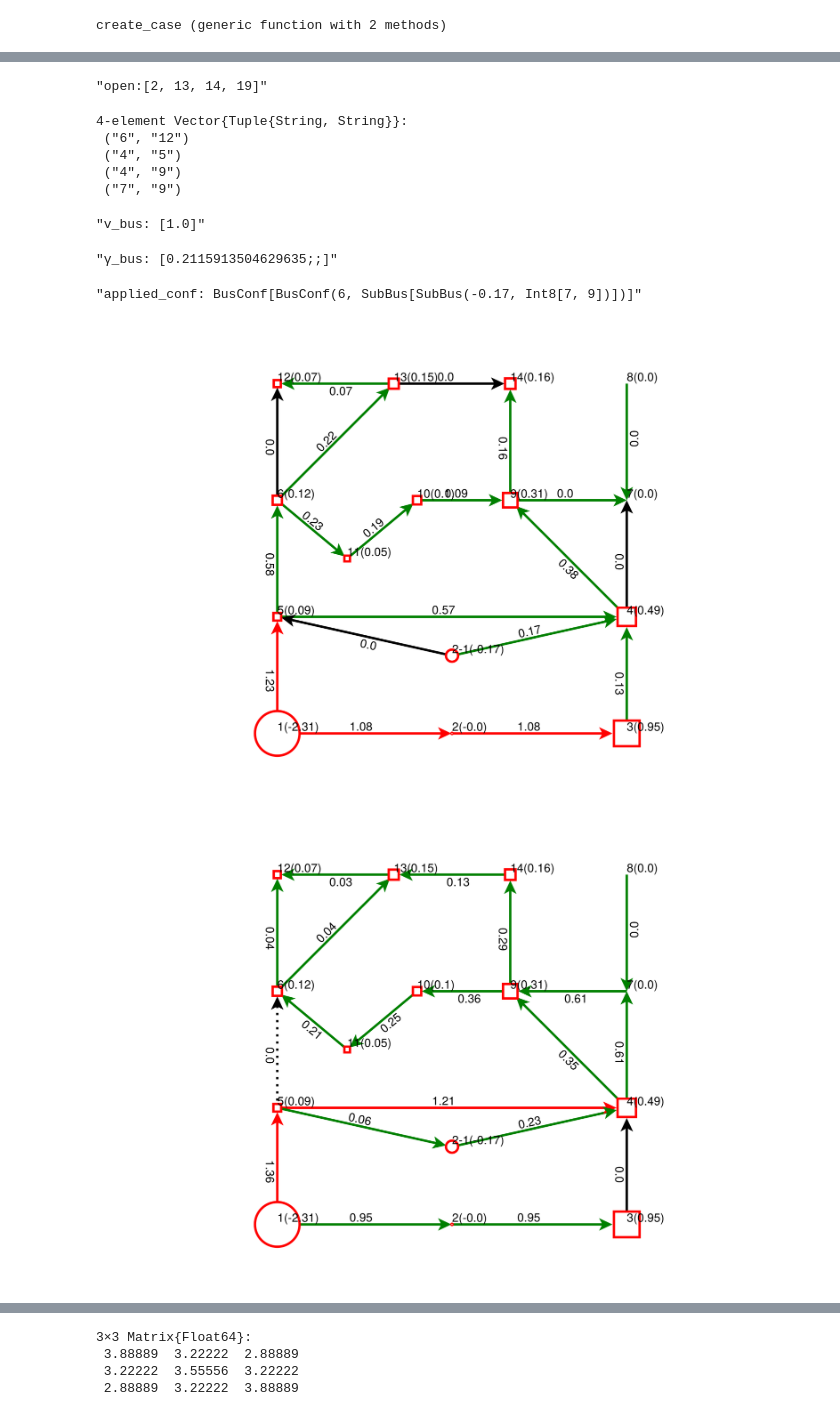
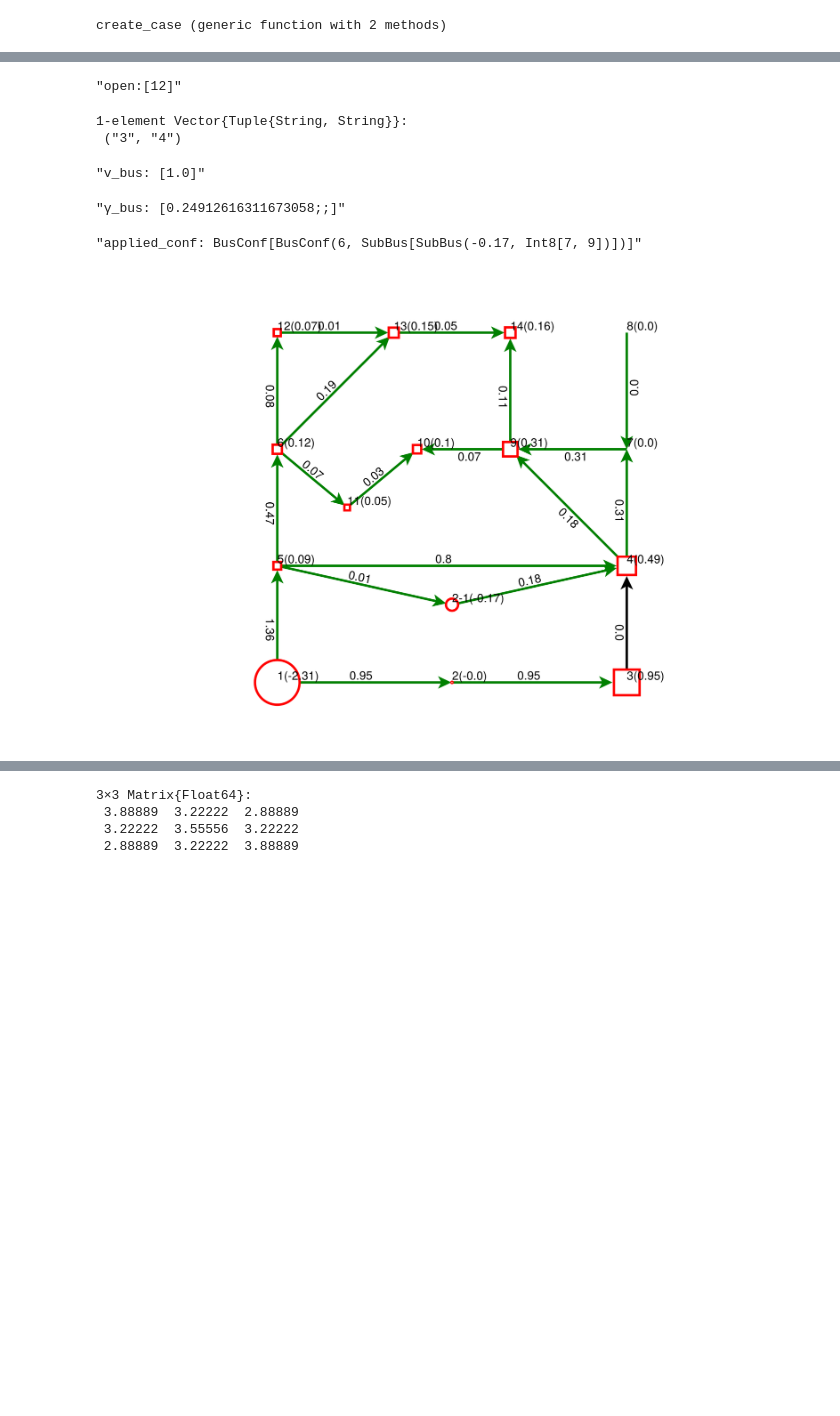
Before and after one commit to BenoitJeanson/topo_sandbox, a Jupyter notebook: Simons_approach.ipynb, the cells around one changed output, grey strips where cells are left out. Cells and saved outputs as stored; diff of their text form; code cells hidden in the pictures; blank space fills up the shorter version.

Commit message:
add_subBus in openings for drawing
Signed-off-by: BenoitJeanson <benoit.jeanson@rte-france.com>

```diff
--- a/Simons_approach.ipynb
+++ b/Simons_approach.ipynb
@@ -518,7 +581,7 @@ function flows_def!(model, big_M)
 
     for c in cases
         outage_phase = @expression(model, c == nb_cases ? 0 : β[c] .* [is_outage(c,e) for e in edge_ids])
-        line_opening_phase = @expression(model, allow_branch_openings ? γ_branch[c,:] : 0)
+        line_opening_phase = @expression(model, allow_branch_openings ? γ_branch[c,:] : zeros(1:ne(g)))
         bus_splitting_phase = @expression(model, isempty(bus_confs) ? 0
             : [sum(br in sb.branch_ids ? (A[br, bus_confs[k].bus] * γ_bus[c, k]) : 0
                     for k=1:nb_bus_confs for sb in bus_confs[k].subBuses) for br = 1:ne(g)])
@@ -534,7 +597,7 @@ function flows_def!(model, big_M)
         -(sum(flows[c, br] * A[br, bus] for br in sb.branch_ids) - sb.p) ≤ (1 - v_bus[k]) * big_M)
     end
 
-    #TODO: add and test @constraint(model, [c in cases, bus in keys(bus_to_confs)], sum(bc) ≤ 1 for bc in bus_to_conf[bus]) ie pas plus d'une conf par poste. Et il faut aussi des confs avec plus d'un 2e bus.
+    #TODO: add and test @constraint(model, [c in cases, bus in keys(bus_to_conf_idss)], sum(bc) ≤ 1 for bc in bus_to_conf_ids[bus]) ie pas plus d'une conf par poste. Et il faut aussi des confs avec plus d'un 2e bus.
 
 end
 # %% [output]
@@ -596,12 +665,12 @@ c_w_def! (generic function with 1 method)
 # %%
 function base_connectedness!(model)
 
-    g, bus_to_conf, n_1_connectedness, bus_confs, nb_cases, A, bus_to_conf, branch_to_confs, branch_bus2side, branch_side2bus = (model.ext[bc_id] for bc_id in
-        [:g, :bus_to_conf, :n_1_connectedness, :bus_confs, :nb_cases, :A, :bus_to_conf, :branch_to_confs, :branch_bus2side, :branch_side2bus])
+    g, bus_to_conf_ids, n_1_connectedness, bus_confs, nb_cases, A, bus_to_conf_ids, branch_to_conf_ids, branch_bus2side, branch_side2bus = (model.ext[bc_id] for bc_id in
+        [:g, :bus_to_conf_ids, :n_1_connectedness, :bus_confs, :nb_cases, :A, :bus_to_conf_ids, :branch_to_conf_ids, :branch_bus2side, :branch_side2bus])
 
     v_bus = model[:v_bus]
     # connectivity constraints
-    nb_bus_tot = nv(g) + sum(length(bus_to_conf[bus]) for bus in 1:nv(g))
+    nb_bus_tot = nv(g) + sum(length(bus_to_conf_ids[bus]) for bus in 1:nv(g))
     big_M2 = nb_bus_tot
     cases = (n_1_connectedness ? 1 : nb_cases):nb_cases        # nb_cases is the index of the base case
     edges = 1:ne(g)
@@ -633,7 +702,7 @@ function base_connectedness!(model)
     for c in cases, br in edges, s in sides
         is_a_conf_activated_on_bus = sum([v_bus[bc_id] for bc_id in filter(
                         conf_id -> branch_bus2side(br, bus_confs[conf_id].bus) == s,
-                        branch_to_confs[br])])
+                        branch_to_conf_ids[br])])
         @constraint(model, c_φ[c, br, s] - c_Φ_base[c, branch_side2bus(br, s)]
                                 ≤ big_M2 * (c_w[c, br] + is_a_conf_activated_on_bus))
         @constraint(model,-(c_φ[c, br, s] - c_Φ_base[c, branch_side2bus(br, s)])
@@ -648,7 +717,7 @@ function base_connectedness!(model)
     # each other consumes 1 + (the number of possible confs on the bus)
     # This ensures the c_flows are balanced at the substation level
     @constraint(model, [c  in cases, bus in buses],
-        (bus == 1 ? -nb_bus_tot : 0) + 1 + length(bus_to_conf[bus]) - sum(c_flows[c, br] * A[br, bus] for br in 1:ne(g)) == 0)
+        (bus == 1 ? -nb_bus_tot : 0) + 1 + length(bus_to_conf_ids[bus]) - sum(c_flows[c, br] * A[br, bus] for br in 1:ne(g)) == 0)
 
     # But when confd are activated, the balance needs also to be ensured for the concened subBuses
     for (bc_id, bc) in enumerate(bus_confs), c in cases
@@ -870,14 +1034,6 @@ function create_case(sys=sys)
 #             [SubBus(0.076, [16, 1]),
 #              SubBus(0    , [13, 7]) ]),
 #                  ]
-    # contingencies = [1, 3, 4, 6, 7, 9, 10, 11, 13, 14, 15]
-    # contingencies = [11, 6, 3, 10, 15, 4, 2, 5]
-    # contingencies = [1, 14]
-    # contingencies = [12]
-    contingencies = [14]
-
-    # case14
-    # g["1","5"].p_max = 2
     g, bus_confs, contingencies
     # g, BusConf[], contingencies, coord_30
     # g, BusConf[], contingencies, nothing
@@ -929,15 +1087,7 @@ n_1_connectedness = false
 allow_branch_openings = true
 # bus_confs = BusConf[]
 
-# e = collect(edges(g))[15]
-# rem_edge!(g, src(e), dst(e))
-# # e = collect(edges(g))[14]
-# # rem_edge!(g, src(e), dst(e))
-# g["13"] =-1.9
-# g["8"] =2
-# balance!(g)
-
-# 14 nodes -> ok with all but {10, 18}
+g["1","5"].p_max = 2
 
 model = secured_dc_OTS(g,
                 # contingencies = contingencies,
@@ -950,7 +1100,7 @@ model = secured_dc_OTS(g,
                 bus_confs = bus_confs,
                 )
 
-# @constraint(model, model[:πbus][1,3]==1)
+# @constraint(model, model[:v_branch][12]==1)
 
 optimize!(model)
 trip = nothing #12
@@ -977,10 +1127,10 @@ if is_solved_and_feasible(model)
         applied_conf = BusConf[bus_confs[i] for (i, v) in enumerate(value.(model[:v_bus])) if isapprox(v, 1, atol=1e-9)]
         display("applied_conf: $applied_conf")
     end
-
-    g_result=add_subBus(g, applied_conf)
-    dc_flow!(g_result, outages = openings)
-    draw(g_result , outages = openings, layout = layout);
+    # openings = [10]
+    g_result, openings_result=add_subBus(g, applied_conf, openings)
+    dc_flow!(g_result, outages = [openings_result])
+    draw(g_result , outages = openings_result, layout = layout);
 else
     display("NOT FEASIBLE")
 end
@@ -988,11 +1138,10 @@ end
 play_openings = [1,10]
 play_conf = applied_conf
 g_play=add_subBus(g, play_conf)
-# g_play["3"] = 0
 balance!(g_play)
 play_trip = 1
 dc_flow!(g_play, outages = play_openings, trip = play_trip)
-draw(g_play , outages = play_openings, trip = play_trip, layout = layout);
+# draw(g_play , outages = play_openings, trip = play_trip, layout = layout);
 nothing;
 
 display(solution_summary(model))
@@ -1002,14 +1151,10 @@ display(solution_summary(model))
-"open:[2, 13, 14, 19]"
+"open:[12]"
-4-element Vector{Tuple{String, String}}:
- ("6", "12")
- ("4", "5")
- ("4", "9")
- ("7", "9")
+1-element Vector{Tuple{String, String}}:
+ ("3", "4")
 "v_bus: [1.0]"
-"γ_bus: [0.2115913504629635;;]"
+"γ_bus: [0.24912616311673058;;]"
 "applied_conf: BusConf[BusConf(6, SubBus[SubBus(-0.17, Int8[7, 9])])]"
-[figure, old version]
+[figure, new version]
-[figure, removed]
 * Solver : Gurobi
 
 * Status
```
Also changed, not shown: parts of 28 cells of this notebook, 2 other files.
